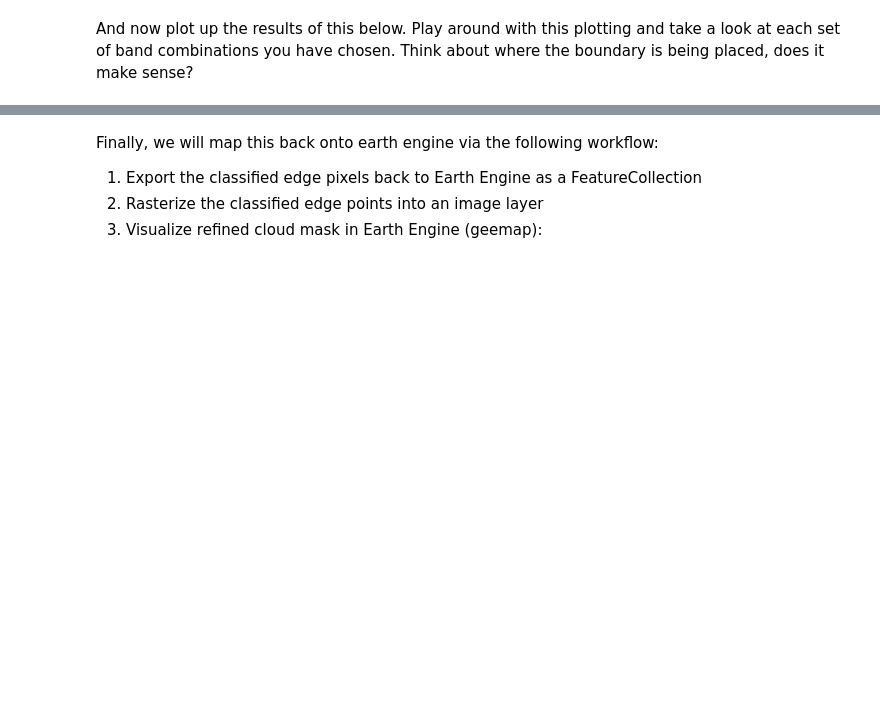
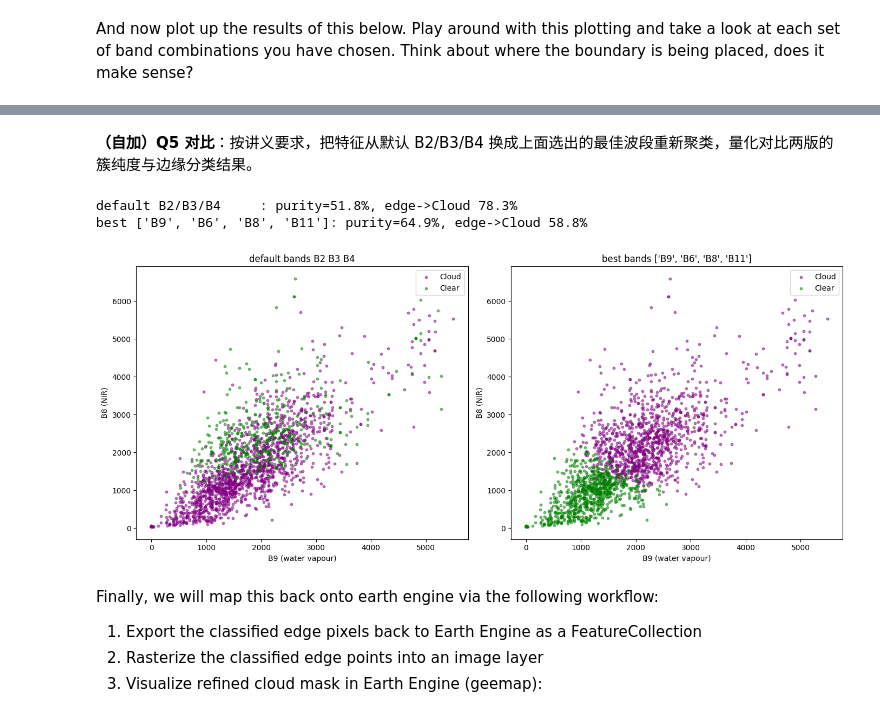
Before and after one commit to rwan407-ctrl/GEOG761-Labs, a Jupyter notebook: 761_Lab3.ipynb, the cells around one changed output, grey strips where cells are left out. Cells and saved outputs as stored; diff of their text form; code cells hidden in the pictures; blank space fills up the shorter version.

```diff
--- a/761_Lab3.ipynb
+++ b/761_Lab3.ipynb
@@ -380,0 +525,14 @@ Run this section first with the default bands, and then change it to the ones yo
+# %%
+# ---- Q4/Q5 证据：逐波段算云/晴可分性（Cohen's d 标准化均值差）----
+BANDS9 = ['B2', 'B3', 'B4', 'B5', 'B6', 'B8', 'B9', 'B11', 'B12']   # 全部 9 个光谱波段
+rows = []                                            # 收集统计
+for b in BANDS9:                                     # 逐波段
+    m_cloud = cloud_df[b].mean()                     # 云类均值
+    m_clear = clear_df[b].mean()                     # 晴类均值
+    s_pool = np.sqrt((cloud_df[b].var() + clear_df[b].var()) / 2)    # 合并标准差
+    rows.append((b, abs(m_cloud - m_clear) / s_pool, m_cloud, m_clear))          # d = 均值差 / 合并标准差
+rank_df = pd.DataFrame(rows, columns=['band', 'cohen_d', 'cloud_mean', 'clear_mean'])            # 转表
+rank_df = rank_df.sort_values('cohen_d', ascending=False).reset_index(drop=True) # 按可分性降序排
+print(rank_df.round(2))                              # 打印排名表
+BEST_BANDS = list(rank_df['band'].head(4))           # 取可分性最高的 4 个波段，供 Q5 使用
+print('Selected bands for k-means:', BEST_BANDS)     # 明示选择结果
@@ -430,3 +617,39 @@ plt.show()
+# %% [markdown]
+**（自加）Q5 对比**：按讲义要求，把特征从默认 B2/B3/B4 换成上面选出的最佳波段重新聚类，量化对比两版的簇纯度与边缘分类结果。
+# %%
+# ---- Q5 对比：默认波段 vs 最佳波段 ----
+def kmeans_on(feats):                                # 用给定特征列训练 k-means 并给边缘像元分类
+    X = train_df[feats].values                       # 训练特征
+    y = (train_df['class'] == 'Cloud').astype(int).values            # 真标签（只用于解释簇）
+    km = KMeans(n_clusters=2, random_state=42).fit(X)                # 聚类
+    lab, cnt = np.unique(km.labels_[y == 1], return_counts=True)     # 云样本的簇分布
+    cloud_c = lab[np.argmax(cnt)]                    # 云簇号
+    purity = ((km.labels_ == cloud_c).astype(int) == y).mean()       # 簇-类映射在训练集上的纯度
+    pred = km.predict(edge_df[feats].values)         # 边缘像元预测
+    edge_cls = np.where(pred == cloud_c, 'Cloud', 'Clear')           # 翻译成类别名
+    return purity, edge_cls                          # 返回纯度和边缘分类
+
+pur_def, edge_cls_def = kmeans_on(['B2', 'B3', 'B4'])                # 默认可见光三波段
+pur_best, edge_cls_best = kmeans_on(BEST_BANDS)      # Q5 选出的最佳波段
+edge_df['predicted_class'] = edge_cls_best           # 用最佳版结果覆盖，供后面 EE 回写用
+print(f"default B2/B3/B4     : purity={pur_def:.1%}, edge->Cloud {(edge_cls_def=='Cloud').mean():.1%}")      # 默认版表现
+print(f"best {BEST_BANDS}: purity={pur_best:.1%}, edge->Cloud {(edge_cls_best=='Cloud').mean():.1%}")        # 最佳版表现
+
+fig, axes = plt.subplots(1, 2, figsize=(14, 6))      # 并排两图
+for ax, cls, ttl in [(axes[0], edge_cls_def, 'default bands B2 B3 B4'),          # 左：默认
+                     (axes[1], edge_cls_best, f'best bands {BEST_BANDS}')]:      # 右：最佳
+    for label, color in zip(['Cloud', 'Clear'], ['purple', 'green']):            # 两类颜色
+        sub = edge_df[cls == label]                  # 该类子集
+        ax.scatter(sub['B9'], sub['B8'], label=label, alpha=0.5, s=10, c=color)  # 在 B9-B8 平面看分界
+    ax.set_xlabel('B9 (water vapour)'); ax.set_ylabel('B8 (NIR)')    # 轴标签
+    ax.set_title(ttl); ax.legend()                   # 标题图例
+plt.tight_layout()                                   # 收紧
+plt.savefig(f'{FIGDIR}/fig_q5_compare.png', dpi=110, bbox_inches='tight')        # 存盘
+plt.show()                                           # 显示
+# %% [output]
+default B2/B3/B4     : purity=51.8%, edge->Cloud 78.3%
+best ['B9', 'B6', 'B8', 'B11']: purity=64.9%, edge->Cloud 58.8%
+[figure, added]
 # %% [markdown]
 Finally, we will map this back onto earth engine via the following workflow:
 1.  Export the classified edge pixels back to Earth Engine as a FeatureCollection
```
Also changed, not shown: parts of 48 cells of this notebook, 13 other files.
